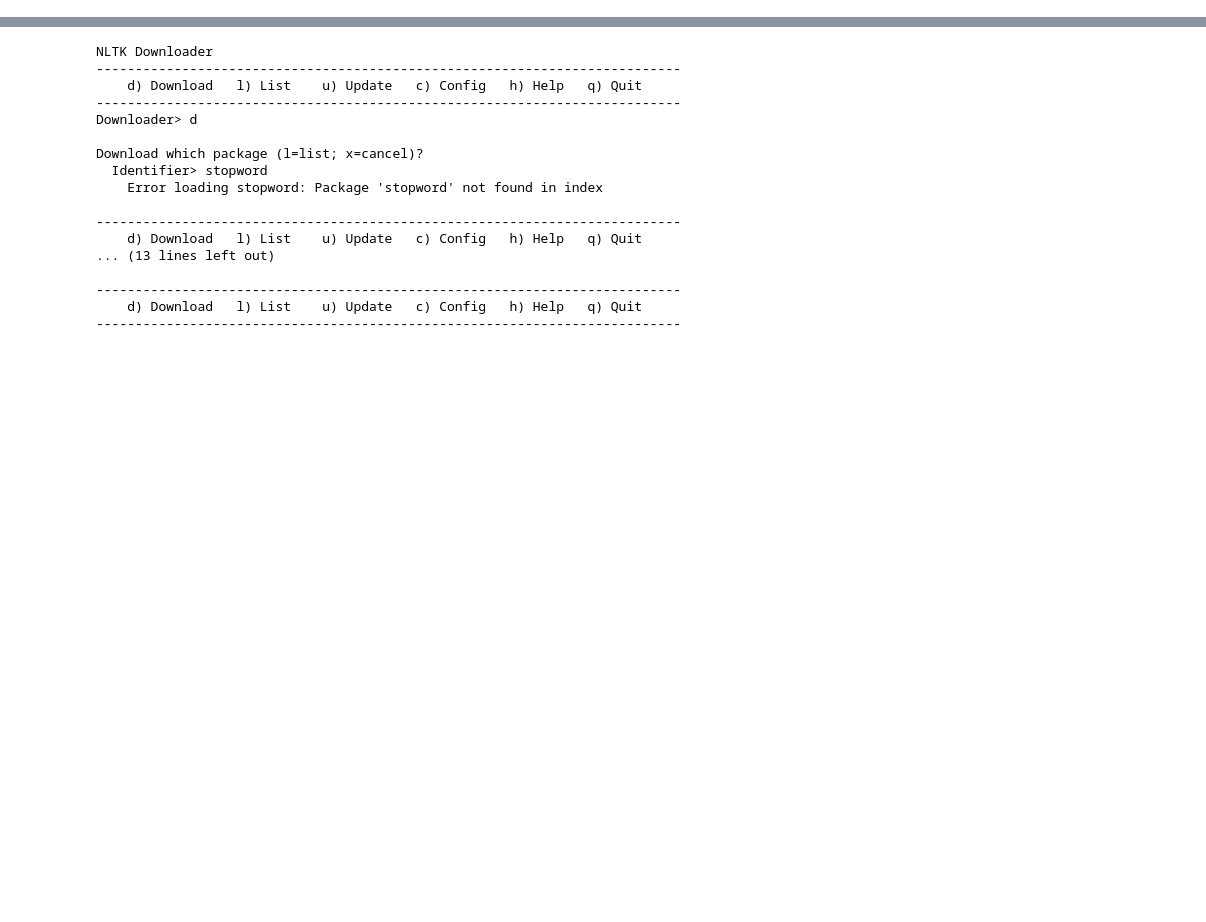
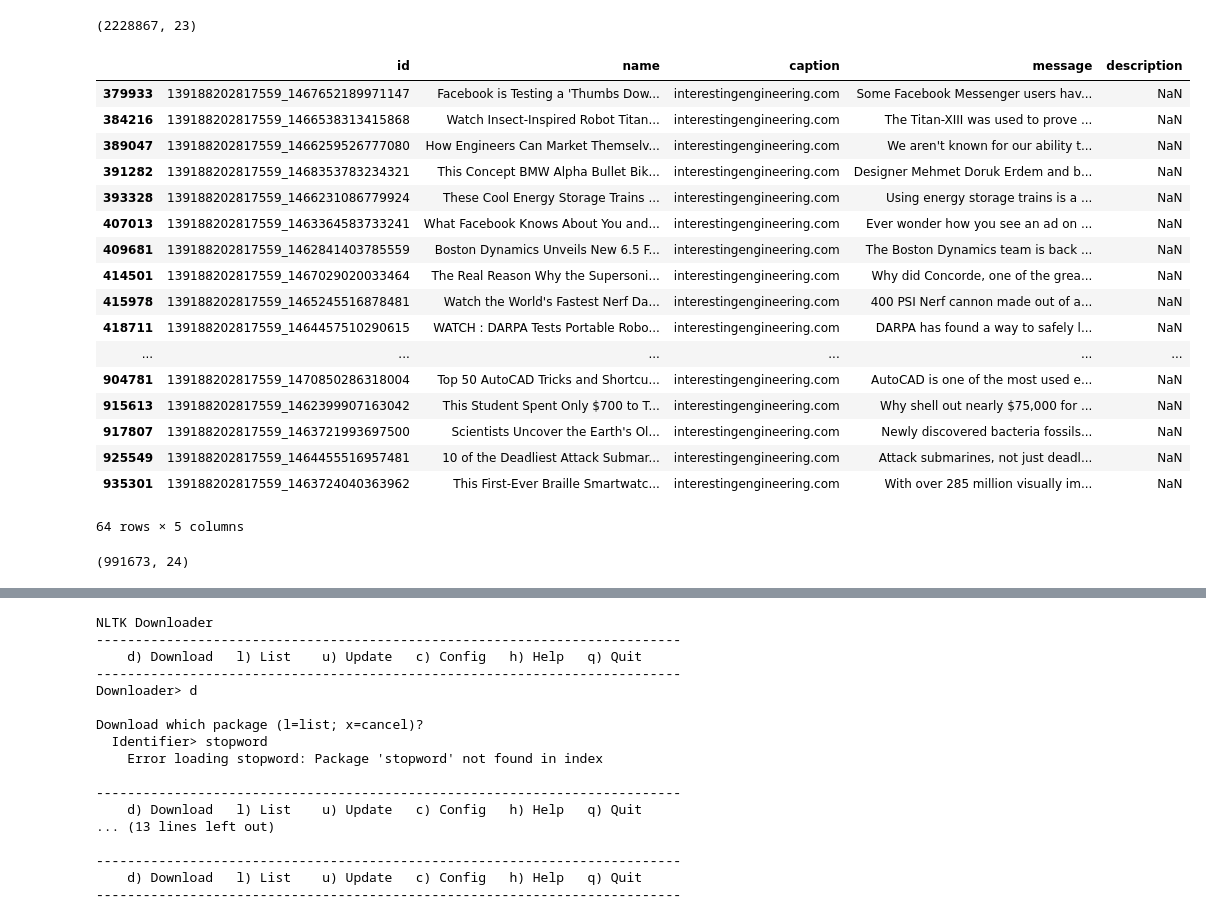
Before and after one commit to Hoiy/tf_playground, a Jupyter notebook: FB_Posts_Analysis.ipynb, the cells around one changed output, grey strips where cells are left out. Cells and saved outputs as stored; diff of their text form; code cells hidden in the pictures; blank space fills up the shorter version.

```diff
--- a/FB_Posts_Analysis.ipynb
+++ b/FB_Posts_Analysis.ipynb
@@ -45,5 +47,30 @@ import pickle
 with open('link_posts.pkl', 'rb') as f:
     link_posts = pickle.load(f)
 # %%
-link_posts
+link_posts.shape
+# %% [output]
+(2228867, 23)
+# %%
+i_posts = link_posts[link_posts['page_id'].astype(str) == '139188202817559']
+# %%
+i_posts[['id', 'name', 'caption', 'message', 'description']]
+# %% [output]
+|  | id | name | caption | message | description |
+| 379933 | 139188202817559_1467652189971147 | Facebook is Testing a 'Thumbs Dow... | interestingengineering.com | Some Facebook Messenger users hav... | NaN |
+| 384216 | 139188202817559_1466538313415868 | Watch Insect-Inspired Robot Titan... | interestingengineering.com | The Titan-XIII was used to prove ... | NaN |
+| 389047 | 139188202817559_1466259526777080 | How Engineers Can Market Themselv... | interestingengineering.com | We aren't known for our ability t... | NaN |
+| 391282 | 139188202817559_1468353783234321 | This Concept BMW Alpha Bullet Bik... | interestingengineering.com | Designer Mehmet Doruk Erdem and b... | NaN |
+| 393328 | 139188202817559_1466231086779924 | These Cool Energy Storage Trains ... | interestingengineering.com | Using energy storage trains is a ... | NaN |
+| 407013 | 139188202817559_1463364583733241 | What Facebook Knows About You and... | interestingengineering.com | Ever wonder how you see an ad on ... | NaN |
+| 409681 | 139188202817559_1462841403785559 | Boston Dynamics Unveils New 6.5 F... | interestingengineering.com | The Boston Dynamics team is back ... | NaN |
+| 414501 | 139188202817559_1467029020033464 | The Real Reason Why the Supersoni... | interestingengineering.com | Why did Concorde, one of the grea... | NaN |
+| 415978 | 139188202817559_1465245516878481 | Watch the World's Fastest Nerf Da... | interestingengineering.com | 400 PSI Nerf cannon made out of a... | NaN |
+| 418711 | 139188202817559_1464457510290615 | WATCH : DARPA Tests Portable Robo... | interestingengineering.com | DARPA has found a way to safely l... | NaN |
+| ... | ... | ... | ... | ... | ... |
+| 904781 | 139188202817559_1470850286318004 | Top 50 AutoCAD Tricks and Shortcu... | interestingengineering.com | AutoCAD is one of the most used e... | NaN |
+| 915613 | 139188202817559_1462399907163042 | This Student Spent Only $700 to T... | interestingengineering.com | Why shell out nearly $75,000 for ... | NaN |
+| 917807 | 139188202817559_1463721993697500 | Scientists Uncover the Earth's Ol... | interestingengineering.com | Newly discovered bacteria fossils... | NaN |
+| 925549 | 139188202817559_1464455516957481 | 10 of the Deadliest Attack Submar... | interestingengineering.com | Attack submarines, not just deadl... | NaN |
+| 935301 | 139188202817559_1463724040363962 | This First-Ever Braille Smartwatc... | interestingengineering.com | With over 285 million visually im... | NaN |
+64 rows × 5 columns
 # %%
@@ -57,6 +84,10 @@ link_posts['lang_name'] = link_posts['name'].astype(str).apply(ld.detect)
 #%timeit pages['about'].astype(str).apply(lambda x: ld.detect(x, 'langdetect'))
 # %%
 en_link_posts = link_posts[link_posts['lang_name'] == 'en']
+# %%
+en_link_posts.shape
+# %% [output]
+(991673, 24)
 # %%
 import pickle
 with open('eng_link_posts.pkl', 'wb') as f:
```
Also changed, not shown: parts of 13 cells of this notebook, 7 other files.
